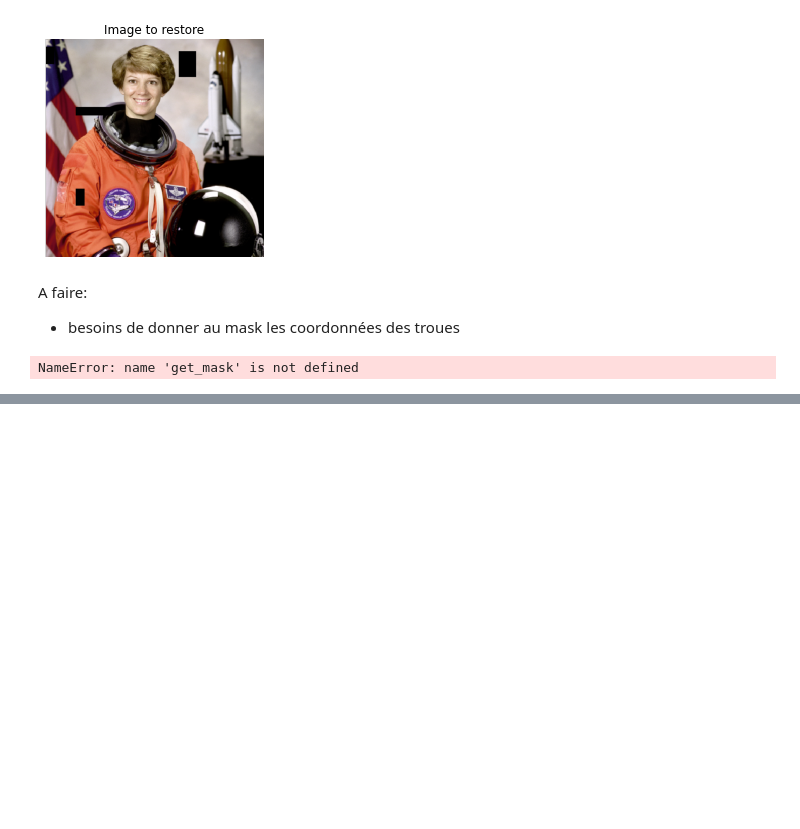
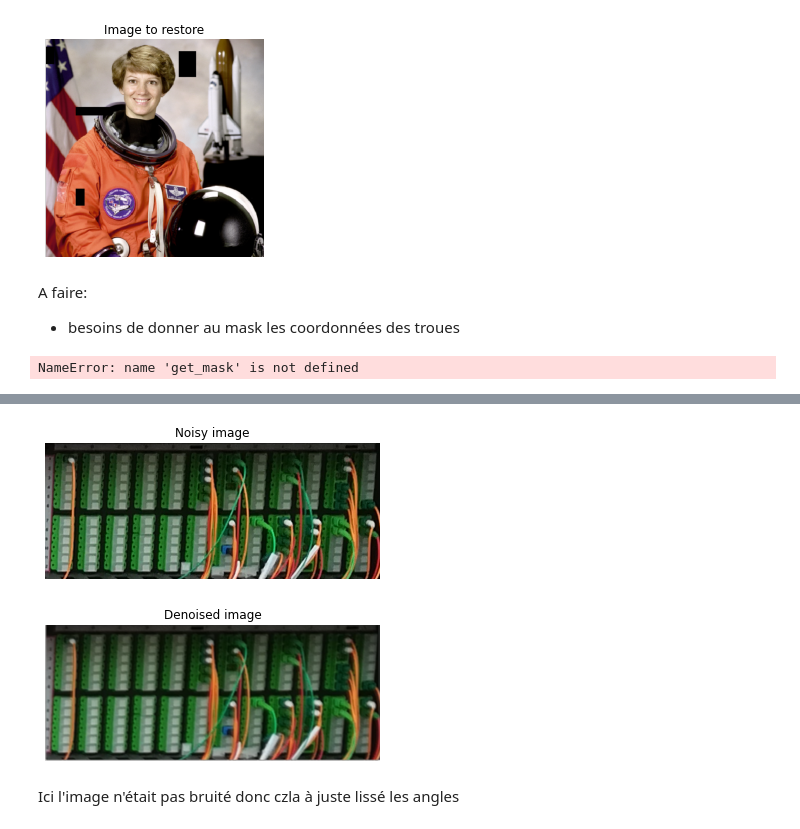
Before and after one commit to Syllaweg/Datascience_toolkit, a Jupyter notebook: Image_processing/V_mask_noise.ipynb, the cells around one changed output, grey strips where cells are left out. Cells and saved outputs as stored; diff of their text form; code cells hidden in the pictures; blank space fills up the shorter version.

```diff
--- a/Image_processing/V_mask_noise.ipynb
+++ b/Image_processing/V_mask_noise.ipynb
@@ -35,0 +57,2 @@ show_image(restored_image)
+# %%
+img1 = plt.imread('data/panneau_droit.png')
@@ -35,0 +62,13 @@ show_image(restored_image)
+# %%
+# Apply bilateral filter denoising
+denoised_image = denoise_bilateral(img1,
+                                   multichannel=True)
+# %%
+# Show original and resulting images
+show_image(img1, 'Noisy image')
+show_image(denoised_image, 'Denoised image')
+# %% [output]
+[figure, added]
+[figure, added]
+# %% [markdown]
+Ici l'image n'était pas bruité donc czla à juste lissé les angles
```
Also changed, not shown: parts of 8 cells of this notebook.
